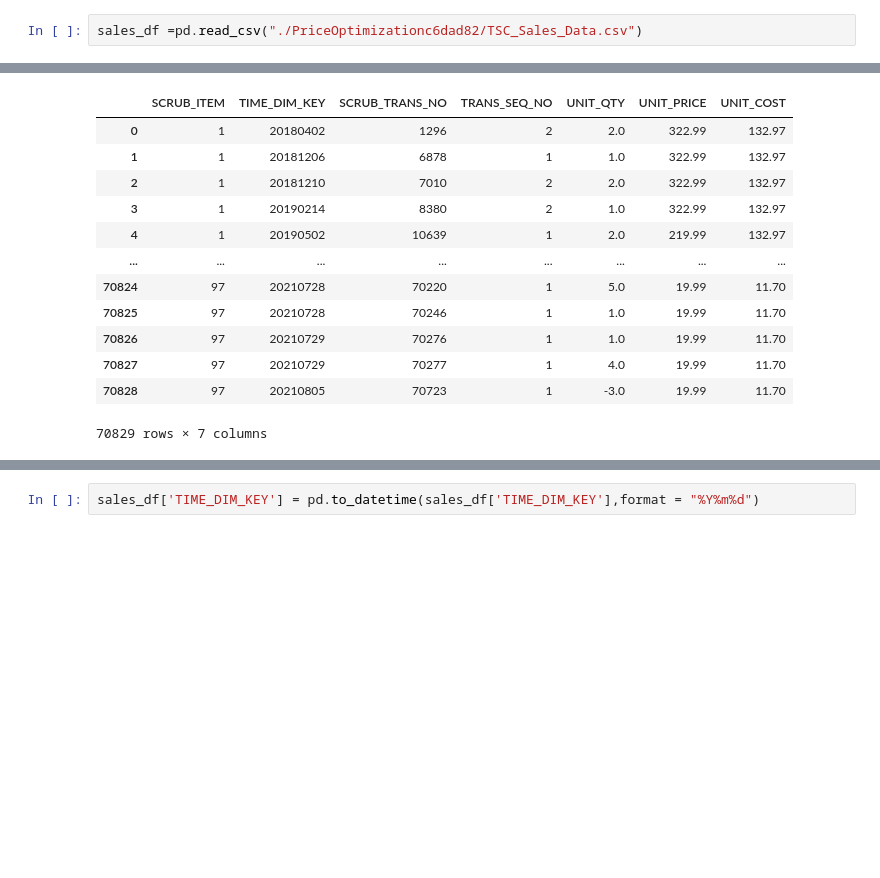
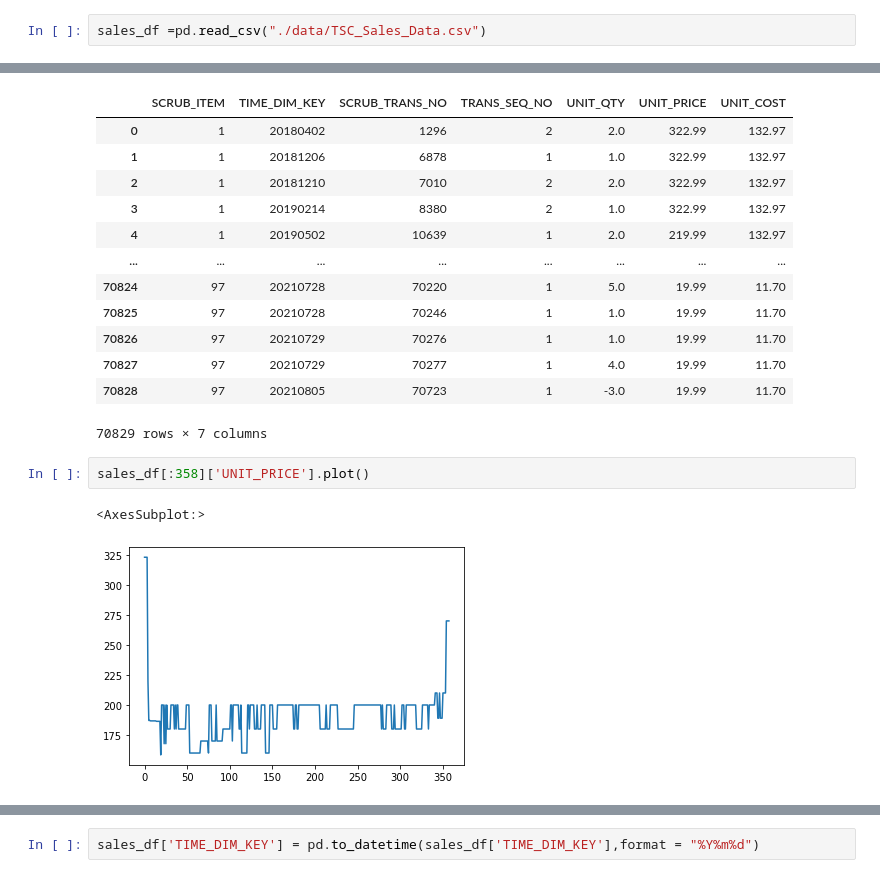
Before and after one commit to arthursjkim/tsc_pricing_optimization, a Jupyter notebook: EL_start.ipynb, the cells around one changed output, grey strips where cells are left out. Cells and saved outputs as stored; diff of their text form; blank space fills up the shorter version.

```diff
--- a/EL_start.ipynb
+++ b/EL_start.ipynb
@@ -3,6 +4,6 @@ import pandas as pd
 %matplotlib inline
 # %%
-sales_df =pd.read_csv("./PriceOptimizationc6dad82/TSC_Sales_Data.csv")
+sales_df =pd.read_csv("./data/TSC_Sales_Data.csv")
 # %%
 sales_df
 # %% [output]
@@ -19,3 +20,8 @@ sales_df
 | 70827 | 97 | 20210729 | 70277 | 1 | 4.0 | 19.99 | 11.70 |
 | 70828 | 97 | 20210805 | 70723 | 1 | -3.0 | 19.99 | 11.70 |
 70829 rows × 7 columns
+# %%
+sales_df[:358]['UNIT_PRICE'].plot()
+# %% [output]
+<AxesSubplot:>
+[figure, added]
```
Also changed, not shown: parts of 48 cells of this notebook.
